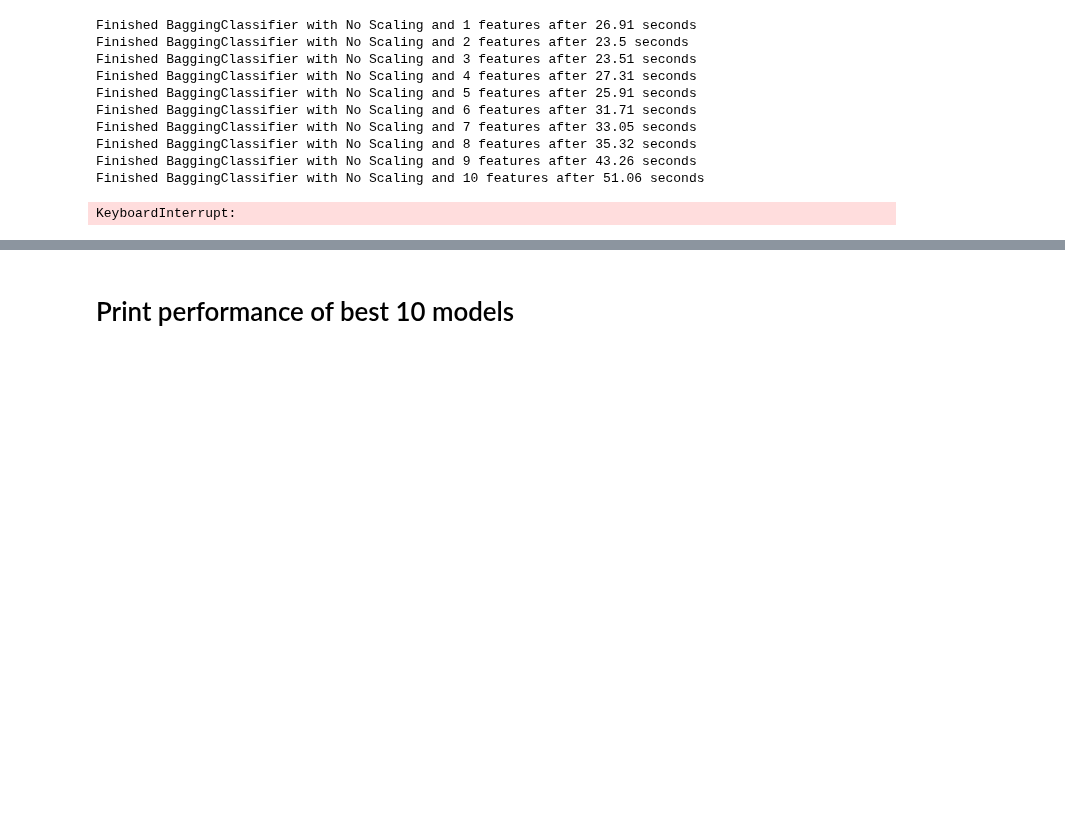
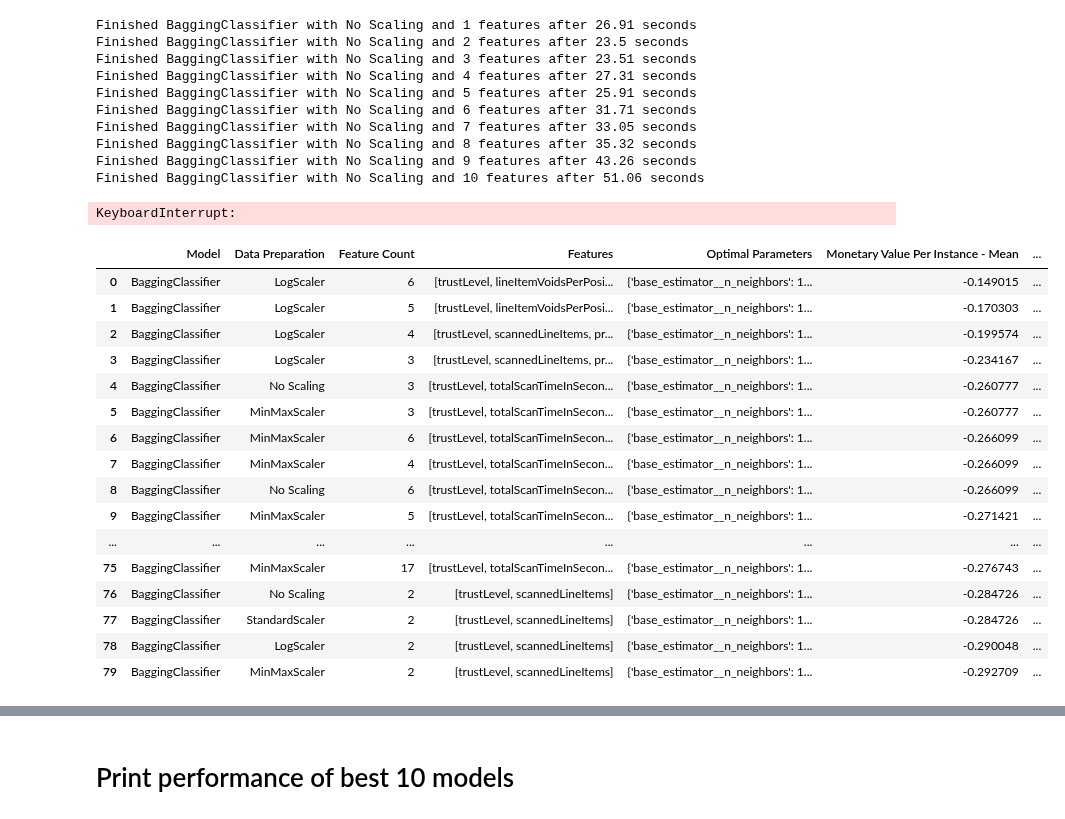
Before and after one commit to anhmt90/data-mining-cup, a Jupyter notebook: models/In Depth Model Analysis/bagging.ipynb, the cells around one changed output, grey strips where cells are left out. Saved outputs shown, nothing was run; the diff lists cells and outputs as text; code cells hidden in the pictures; blank space fills up the shorter version.

```diff
--- a/models/In Depth Model Analysis/bagging.ipynb
+++ b/models/In Depth Model Analysis/bagging.ipynb
@@ -119,3 +119,24 @@ result_table.index = range(0,result_table.shape[0])
 result_table
 # %%
 pickle_it()
+# %%
+result_table = from_pickle('result_table_BaggingClassifier')
+result_table
+# %% [output]
+|  | Model | Data Preparation | Feature Count | Features | Optimal Parameters | Monetary Value Per Instance - Mean | ... |
+| 0 | BaggingClassifier | LogScaler | 6 | [trustLevel, lineItemVoidsPerPosi... | {'base_estimator__n_neighbors': 1... | -0.149015 | ... |
+| 1 | BaggingClassifier | LogScaler | 5 | [trustLevel, lineItemVoidsPerPosi... | {'base_estimator__n_neighbors': 1... | -0.170303 | ... |
+| 2 | BaggingClassifier | LogScaler | 4 | [trustLevel, scannedLineItems, pr... | {'base_estimator__n_neighbors': 1... | -0.199574 | ... |
+| 3 | BaggingClassifier | LogScaler | 3 | [trustLevel, scannedLineItems, pr... | {'base_estimator__n_neighbors': 1... | -0.234167 | ... |
+| 4 | BaggingClassifier | No Scaling | 3 | [trustLevel, totalScanTimeInSecon... | {'base_estimator__n_neighbors': 1... | -0.260777 | ... |
+| 5 | BaggingClassifier | MinMaxScaler | 3 | [trustLevel, totalScanTimeInSecon... | {'base_estimator__n_neighbors': 1... | -0.260777 | ... |
+| 6 | BaggingClassifier | MinMaxScaler | 6 | [trustLevel, totalScanTimeInSecon... | {'base_estimator__n_neighbors': 1... | -0.266099 | ... |
+| 7 | BaggingClassifier | MinMaxScaler | 4 | [trustLevel, totalScanTimeInSecon... | {'base_estimator__n_neighbors': 1... | -0.266099 | ... |
+| 8 | BaggingClassifier | No Scaling | 6 | [trustLevel, totalScanTimeInSecon... | {'base_estimator__n_neighbors': 1... | -0.266099 | ... |
+| 9 | BaggingClassifier | MinMaxScaler | 5 | [trustLevel, totalScanTimeInSecon... | {'base_estimator__n_neighbors': 1... | -0.271421 | ... |
+| ... | ... | ... | ... | ... | ... | ... | ... |
+| 75 | BaggingClassifier | MinMaxScaler | 17 | [trustLevel, totalScanTimeInSecon... | {'base_estimator__n_neighbors': 1... | -0.276743 | ... |
+| 76 | BaggingClassifier | No Scaling | 2 | [trustLevel, scannedLineItems] | {'base_estimator__n_neighbors': 1... | -0.284726 | ... |
+| 77 | BaggingClassifier | StandardScaler | 2 | [trustLevel, scannedLineItems] | {'base_estimator__n_neighbors': 1... | -0.284726 | ... |
+| 78 | BaggingClassifier | LogScaler | 2 | [trustLevel, scannedLineItems] | {'base_estimator__n_neighbors': 1... | -0.290048 | ... |
+| 79 | BaggingClassifier | MinMaxScaler | 2 | [trustLevel, scannedLineItems] | {'base_estimator__n_neighbors': 1... | -0.292709 | ... |
```
Also changed, not shown: parts of 2 cells of this notebook, 3 other files.
